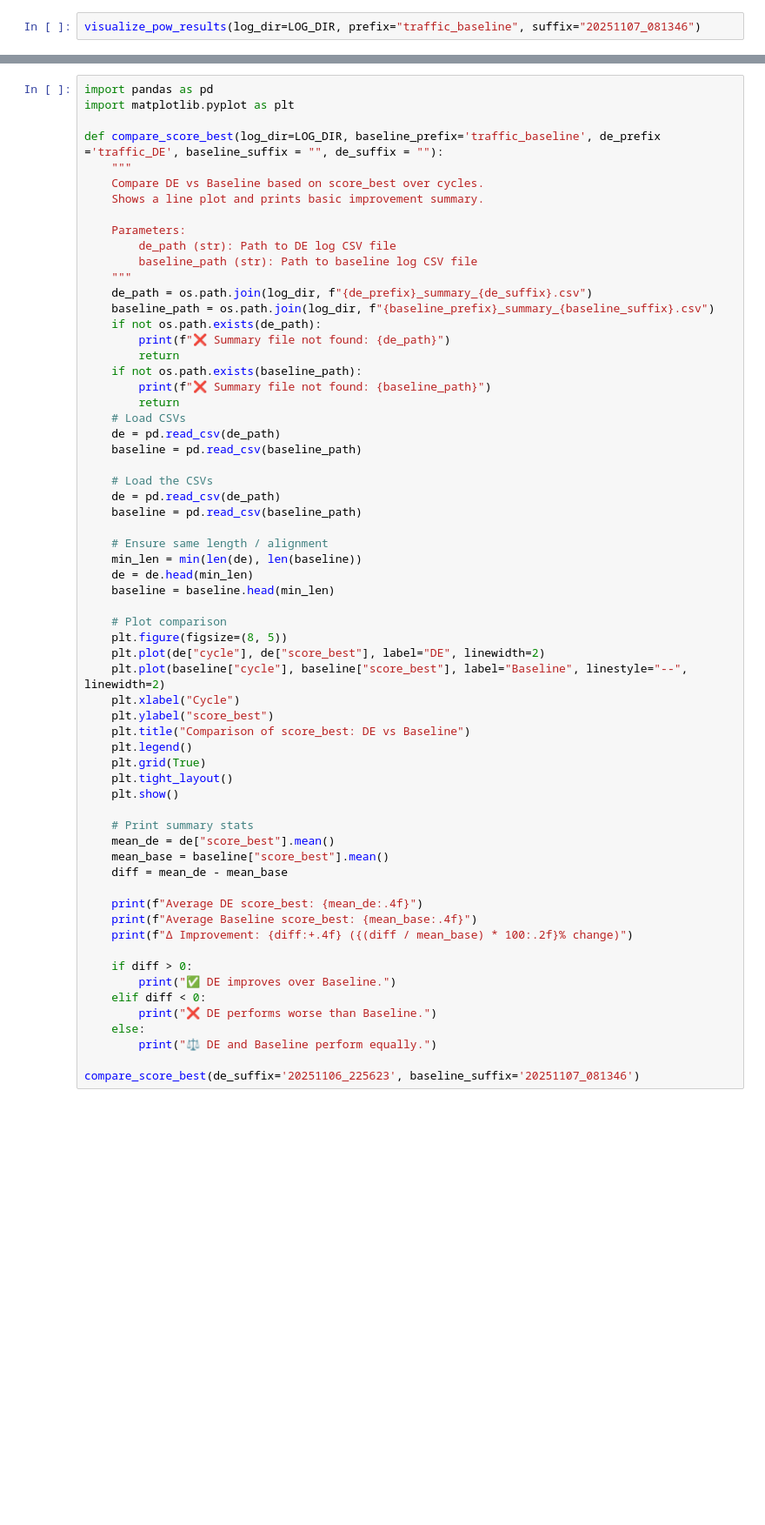
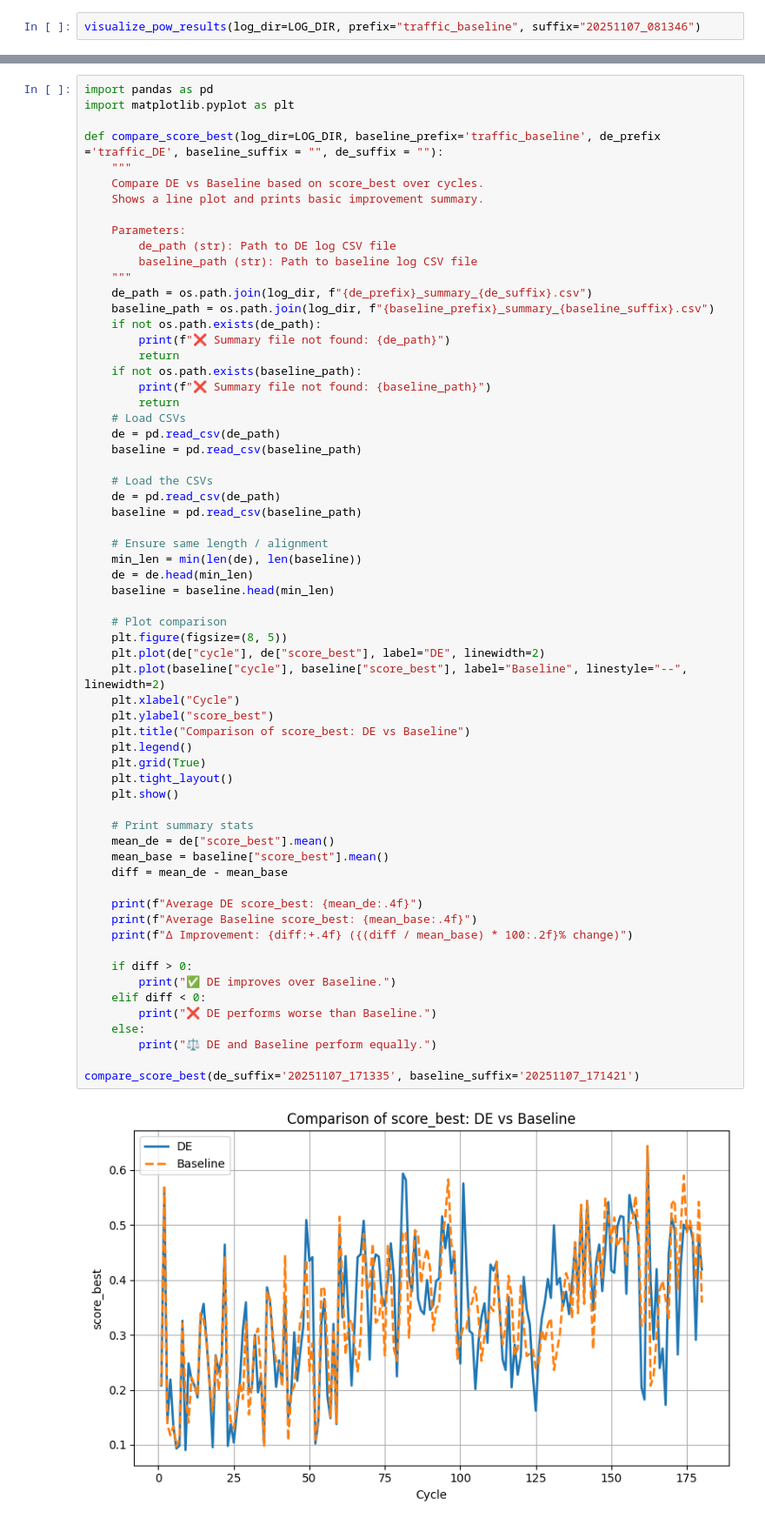
Before and after one commit to Kaos1105/EA_traffic_control, a Jupyter notebook: controller.ipynb, the cells around one changed output, grey strips where cells are left out. Shown at 87% size. Saved outputs shown, nothing was run; the diff lists cells and outputs as text; blank space fills up the shorter version.

```diff
--- a/controller.ipynb
+++ b/controller.ipynb
@@ -682,31 +764,33 @@ def compare_score_best(log_dir=LOG_DIR, baseline_prefix='traffic_baseline', de_p
     baseline = baseline.head(min_len)
 
     # Plot comparison
     plt.figure(figsize=(8, 5))
     plt.plot(de["cycle"], de["score_best"], label="DE", linewidth=2)
     plt.plot(baseline["cycle"], baseline["score_best"], label="Baseline", linestyle="--", linewidth=2)
     plt.xlabel("Cycle")
     plt.ylabel("score_best")
     plt.title("Comparison of score_best: DE vs Baseline")
     plt.legend()
     plt.grid(True)
     plt.tight_layout()
     plt.show()
 
     # Print summary stats
     mean_de = de["score_best"].mean()
     mean_base = baseline["score_best"].mean()
     diff = mean_de - mean_base
 
     print(f"Average DE score_best: {mean_de:.4f}")
     print(f"Average Baseline score_best: {mean_base:.4f}")
     print(f"Δ Improvement: {diff:+.4f} ({(diff / mean_base) * 100:.2f}% change)")
 
     if diff > 0:
         print("✅ DE improves over Baseline.")
     elif diff < 0:
         print("❌ DE performs worse than Baseline.")
     else:
         print("⚖️ DE and Baseline perform equally.")
 
-compare_score_best(de_suffix='20251106_225623', baseline_suffix='20251107_081346')
+compare_score_best(de_suffix='20251107_171335', baseline_suffix='20251107_171421')
+# %% [output]
+[figure, added]
```
Also changed, not shown: parts of 10 cells of this notebook, 4 other files.
